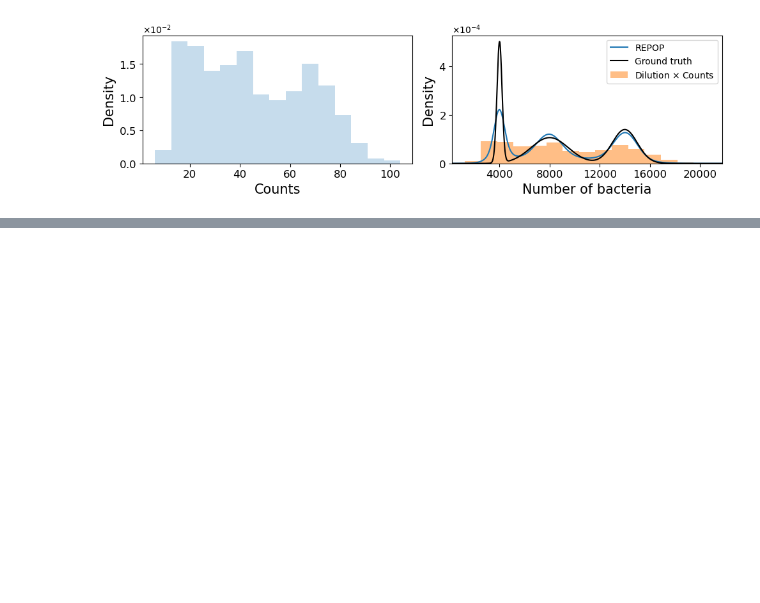
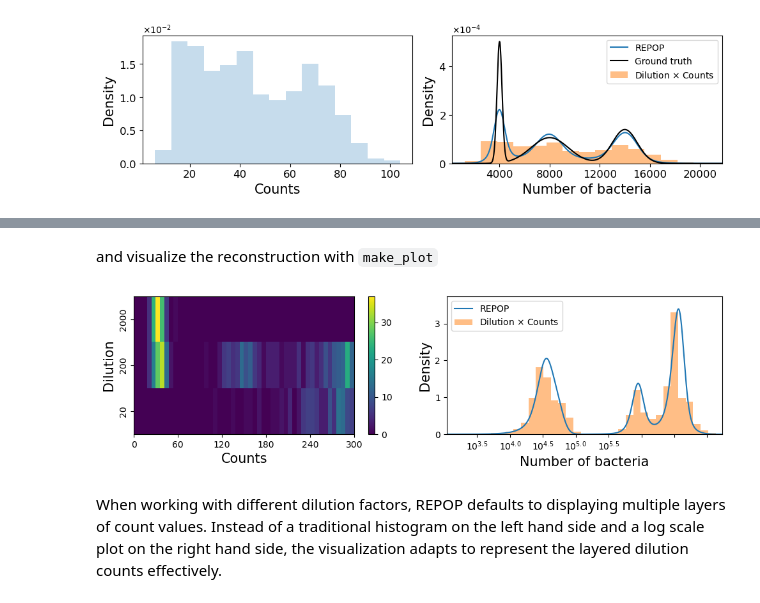
Before and after one commit to PessoaP/REPOP, a Jupyter notebook: Tutorial.ipynb, the cells around one changed output, grey strips where cells are left out. Drawn from its saved outputs; the diff is of its cells as text; code cells hidden in the pictures; blank space fills up the shorter version.

```diff
--- a/Tutorial.ipynb
+++ b/Tutorial.ipynb
@@ -166,0 +174,7 @@ plt.show()
+# %%
+filename = 'synth_data/synth_case3.csv'
+th_gt = repop.set_gt((6000,30000,60000),(1200,3600,9600),(.4,.2,.4))
+
+df   = pd.read_csv(filename)[:500]
+cts  = df['Counts'].to_numpy()
+dils = df['Dilution'].to_numpy().astype(float)
@@ -166,0 +187,2 @@ plt.show()
+# %%
+data3 = repop.dataset(cts,dils,threshold=300)
@@ -166,0 +207,9 @@ plt.show()
+# %% [markdown]
+and visualize the reconstruction with  `make_plot`
+# %%
+data3.make_plot()
+plt.show()
+# %% [output]
+[figure, added]
+# %% [markdown]
+When working with different dilution factors, REPOP defaults to displaying multiple layers of count values. Instead of a traditional histogram on the left hand side and a log scale plot on the right hand side, the visualization adapts to represent the layered dilution counts effectively.
```
Also changed, not shown: parts of 5 cells of this notebook.
